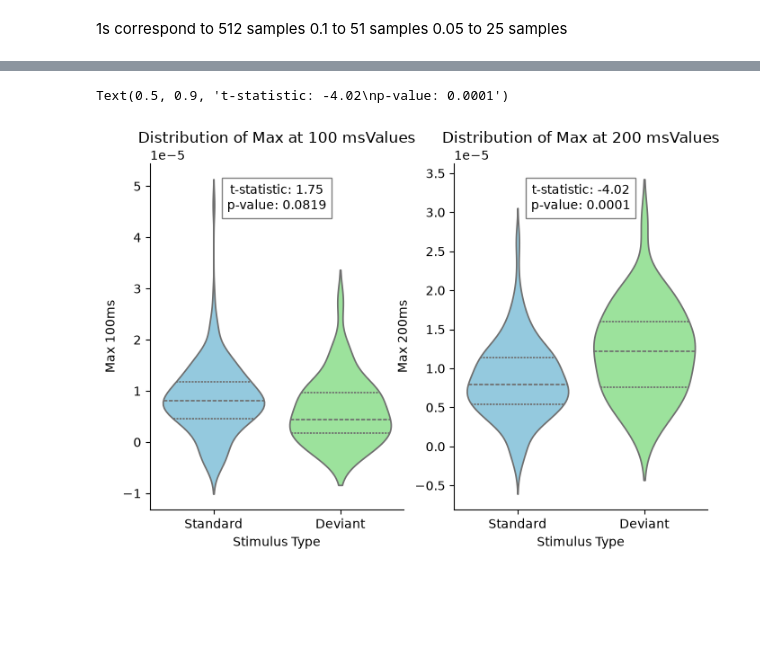
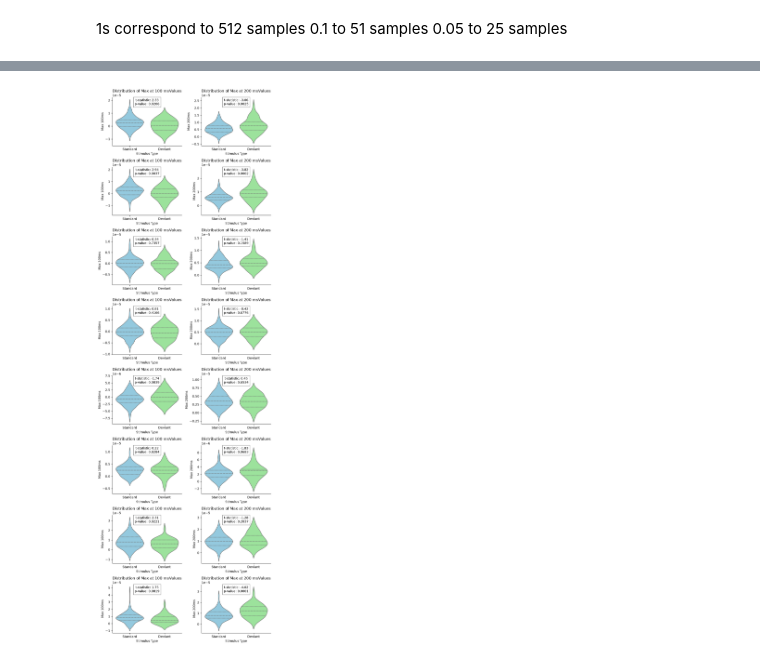
Before and after one commit to nicolascatz/M1_EEG_Project, a Jupyter notebook: scripts/DA1_TD1_Garrido_from_process_to_analysis_students.ipynb, the cells around one changed output, grey strips where cells are left out. Saved outputs shown, nothing was run; the diff lists cells and outputs as text; code cells hidden in the pictures; blank space fills up the shorter version.

```diff
--- a/scripts/DA1_TD1_Garrido_from_process_to_analysis_students.ipynb
+++ b/scripts/DA1_TD1_Garrido_from_process_to_analysis_students.ipynb
@@ -332,10 +332,3 @@ Electrode 7 - t-statistic: -4.02, p-value: 0.00
 1s correspond to 512 samples
 0.1 to 51 samples
 0.05 to 25 samples
-# %%
-
-
-max_100=sensor_epochs[:,70:80].max(axis=1)
-max_200=sensor_epochs[:,100:125].max(axis=1)
-
-df = pd.DataFrame({'stimulus_type': stimulus_events[:,1], 'max_200': max_200, 'max_100': max_100})
@@ -359,33 +382,40 @@ df
+# %%
+df2[['max_100', 'max_200']] = df2[['max_100', 'max_200']].apply(pd.to_numeric, errors='coerce')
+df2['stimulus_type'] = pd.to_numeric(df2['stimulus_type'], errors='coerce')
+df2 = df2.dropna(subset=['max_100', 'max_200', 'stimulus_type'])
 # %%
 import seaborn as sns
-fig, ax = plt.subplots(1, 2, figsize=(8, 5))
+fig, ax = plt.subplots(8, 2, figsize=(8, 25))
 
-sns.violinplot(data=df, x='stimulus_type', y='max_100',hue='stimulus_type', palette=['skyblue', 'lightgreen'], inner='quartile',ax=ax[0])
-ax[0].set_xlabel('Stimulus Type')
-ax[0].set_ylabel('Max 100ms')
-ax[0].set_title('Distribution of Max at 100 msValues')
-ax[0].legend_.remove()
-ax[0].spines['top'].set_visible(False)
-ax[0].spines['right'].set_visible(False)
-ax[0].set_xticklabels(['Standard', 'Deviant'])
+for i_ch in range(8):
+    df = df2[df2['electrode'] == i_ch+1]
+    sns.violinplot(data=df, x='stimulus_type', y='max_100',hue='stimulus_type', palette=['skyblue', 'lightgreen'], inner='quartile',ax=ax[i_ch, 0])
+    ax[i_ch, 0].set_xlabel('Stimulus Type')
+    ax[i_ch, 0].set_ylabel('Max 100ms')
+    ax[i_ch, 0].set_title('Distribution of Max at 100 msValues')
+    ax[i_ch, 0].legend_.remove()
+    ax[i_ch, 0].spines['top'].set_visible(False)
+    ax[i_ch, 0].spines['right'].set_visible(False)
+    ax[i_ch, 0].set_xticklabels(['Standard', 'Deviant'])
 
 
-sns.violinplot(data=df, x='stimulus_type', y='max_200',hue='stimulus_type', palette=['skyblue', 'lightgreen'], inner='quartile',ax=ax[1])
-ax[1].set_xlabel('Stimulus Type')
-ax[1].set_ylabel('Max 200ms')
-ax[1].set_title('Distribution of Max at 200 msValues')
-ax[1].legend_.remove()
-ax[1].spines['top'].set_visible(False)
-ax[1].spines['right'].set_visible(False)
-ax[1].set_xticklabels(['Standard', 'Deviant'])
-import scipy.stats as stats
+    sns.violinplot(data=df, x='stimulus_type', y='max_200',hue='stimulus_type', palette=['skyblue', 'lightgreen'], inner='quartile',ax=ax[i_ch, 1])
+    ax[i_ch, 1].set_xlabel('Stimulus Type')
+    ax[i_ch, 1].set_ylabel('Max 200ms')
+    ax[i_ch, 1].set_title('Distribution of Max at 200 msValues')
+    ax[i_ch, 1].legend_.remove()
+    ax[i_ch, 1].spines['top'].set_visible(False)
+    ax[i_ch, 1].spines['right'].set_visible(False)
+    ax[i_ch, 1].set_xticklabels(['Standard', 'Deviant'])
+    import scipy.stats as stats
 
-t_stat_100, p_value_100 = stats.ttest_ind(df[df['stimulus_type'] == 1]['max_100'], df[df['stimulus_type'] == 2]['max_100'])
-t_stat_200, p_value_200 = stats.ttest_ind(df[df['stimulus_type'] == 1]['max_200'], df[df['stimulus_type'] == 2]['max_200'])
-ax[0].text(0.5, 0.9, f't-statistic: {t_stat_100:.2f}\np-value: {p_value_100:.4f}', transform=ax[0].transAxes, ha='center', va='center',
-           fontsize=10, bbox=dict(facecolor='white', alpha=0.5))
-ax[1].text(0.5, 0.9, f't-statistic: {t_stat_200:.2f}\np-value: {p_value_200:.4f}', transform=ax[1].transAxes, ha='center', va='center',
-           fontsize=10, bbox=dict(facecolor='white', alpha=0.5))
+    t_stat_100, p_value_100 = stats.ttest_ind(df[df['stimulus_type'] == 1]['max_100'], df[df['stimulus_type'] == 2]['max_100'])
+    t_stat_200, p_value_200 = stats.ttest_ind(df[df['stimulus_type'] == 1]['max_200'], df[df['stimulus_type'] == 2]['max_200'])
+    ax[i_ch, 0].text(0.5, 0.9, f't-statistic: {t_stat_100:.2f}\np-value: {p_value_100:.4f}', transform=ax[i_ch, 0].transAxes, ha='center', va='center',
+            fontsize=10, bbox=dict(facecolor='white', alpha=0.5))
+    ax[i_ch, 1].text(0.5, 0.9, f't-statistic: {t_stat_200:.2f}\np-value: {p_value_200:.4f}', transform=ax[i_ch,1].transAxes, ha='center', va='center',
+            fontsize=10, bbox=dict(facecolor='white', alpha=0.5))
+
+plt.tight_layout()
 # %% [output]
-Text(0.5, 0.9, 't-statistic: -4.02\np-value: 0.0001')
-[figure, old version]
+[figure, new version]
```
Also changed, not shown: parts of 4 cells of this notebook.
